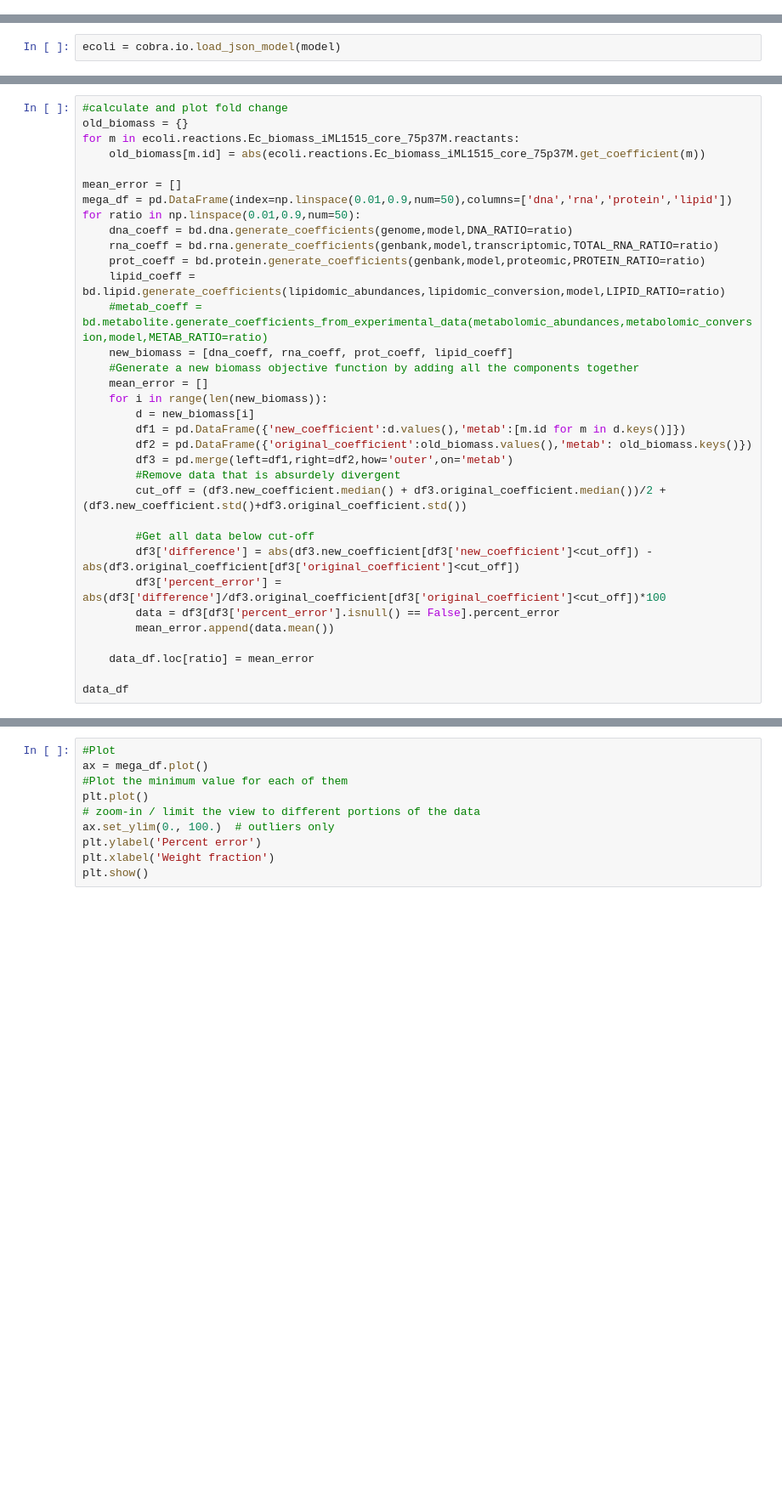
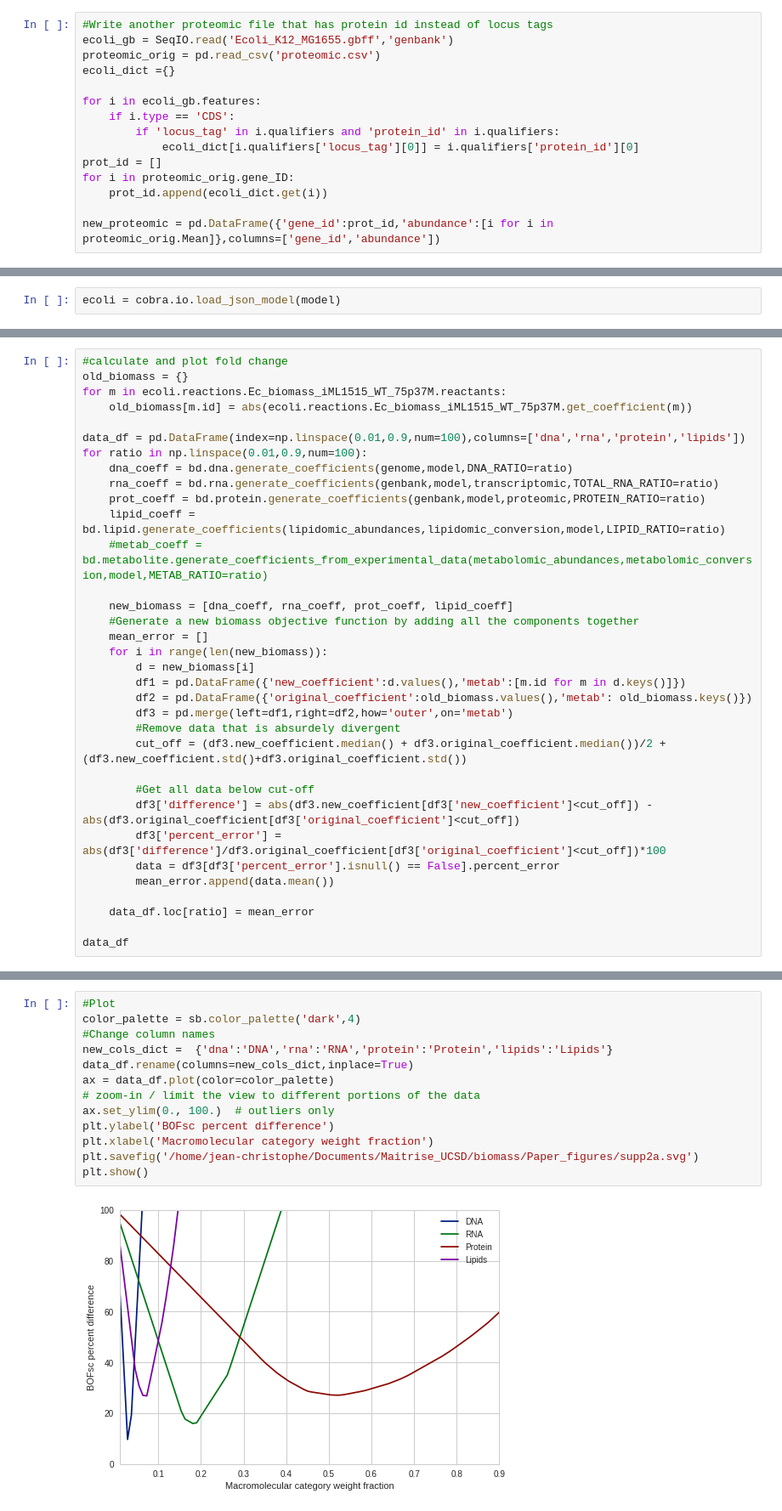
Before and after one commit to jclachance/BOFdat, a Jupyter notebook: Example_usage/Figures.ipynb, the cells around one changed output, grey strips where cells are left out. Shown at 85% size. Drawn from its saved outputs; the diff is of its cells as text; blank space fills up the shorter version.

Commit message:
updated all files, should solve issue with proteomic

```diff
--- a/Example_usage/Figures.ipynb
+++ b/Example_usage/Figures.ipynb
@@ -10,3 +10,18 @@ import seaborn as sb
 from cobra.util.solver import linear_reaction_coefficients
 # %%
 sb.set_style('whitegrid')
+# %%
+#Write another proteomic file that has protein id instead of locus tags
+ecoli_gb = SeqIO.read('Ecoli_K12_MG1655.gbff','genbank')
+proteomic_orig = pd.read_csv('proteomic.csv')
+ecoli_dict ={}
+
+for i in ecoli_gb.features:
+    if i.type == 'CDS':
+        if 'locus_tag' in i.qualifiers and 'protein_id' in i.qualifiers:
+            ecoli_dict[i.qualifiers['locus_tag'][0]] = i.qualifiers['protein_id'][0]
+prot_id = []
+for i in proteomic_orig.gene_ID:
+    prot_id.append(ecoli_dict.get(i))
+
+new_proteomic = pd.DataFrame({'gene_id':prot_id,'abundance':[i for i in proteomic_orig.Mean]},columns=['gene_id','abundance'])
@@ -39,17 +60,17 @@ ecoli = cobra.io.load_json_model(model)
 # %%
 #calculate and plot fold change
 old_biomass = {}
-for m in ecoli.reactions.Ec_biomass_iML1515_core_75p37M.reactants:
-    old_biomass[m.id] = abs(ecoli.reactions.Ec_biomass_iML1515_core_75p37M.get_coefficient(m))
+for m in ecoli.reactions.Ec_biomass_iML1515_WT_75p37M.reactants:
+    old_biomass[m.id] = abs(ecoli.reactions.Ec_biomass_iML1515_WT_75p37M.get_coefficient(m))
 
-mean_error = []
-mega_df = pd.DataFrame(index=np.linspace(0.01,0.9,num=50),columns=['dna','rna','protein','lipid'])
-for ratio in np.linspace(0.01,0.9,num=50):
+data_df = pd.DataFrame(index=np.linspace(0.01,0.9,num=100),columns=['dna','rna','protein','lipids'])
+for ratio in np.linspace(0.01,0.9,num=100):
     dna_coeff = bd.dna.generate_coefficients(genome,model,DNA_RATIO=ratio)
     rna_coeff = bd.rna.generate_coefficients(genbank,model,transcriptomic,TOTAL_RNA_RATIO=ratio)
     prot_coeff = bd.protein.generate_coefficients(genbank,model,proteomic,PROTEIN_RATIO=ratio)
     lipid_coeff = bd.lipid.generate_coefficients(lipidomic_abundances,lipidomic_conversion,model,LIPID_RATIO=ratio)
     #metab_coeff = bd.metabolite.generate_coefficients_from_experimental_data(metabolomic_abundances,metabolomic_conversion,model,METAB_RATIO=ratio)
+
     new_biomass = [dna_coeff, rna_coeff, prot_coeff, lipid_coeff]
     #Generate a new biomass objective function by adding all the components together
     mean_error = []
@@ -75,10 +113,15 @@ NameError: name 'data_df' is not defined
 # %%
 #Plot
-ax = mega_df.plot()
-#Plot the minimum value for each of them
-plt.plot()
+color_palette = sb.color_palette('dark',4)
+#Change column names
+new_cols_dict =  {'dna':'DNA','rna':'RNA','protein':'Protein','lipids':'Lipids'}
+data_df.rename(columns=new_cols_dict,inplace=True)
+ax = data_df.plot(color=color_palette)
 # zoom-in / limit the view to different portions of the data
 ax.set_ylim(0., 100.)  # outliers only
-plt.ylabel('Percent error')
-plt.xlabel('Weight fraction')
+plt.ylabel('BOFsc percent difference')
+plt.xlabel('Macromolecular category weight fraction')
+plt.savefig('/home/jean-christophe/Documents/Maitrise_UCSD/biomass/Paper_figures/supp2a.svg')
 plt.show()
+# %% [output]
+[figure, added]
```
Also changed, not shown: parts of 27 cells of this notebook, 45 other files.
